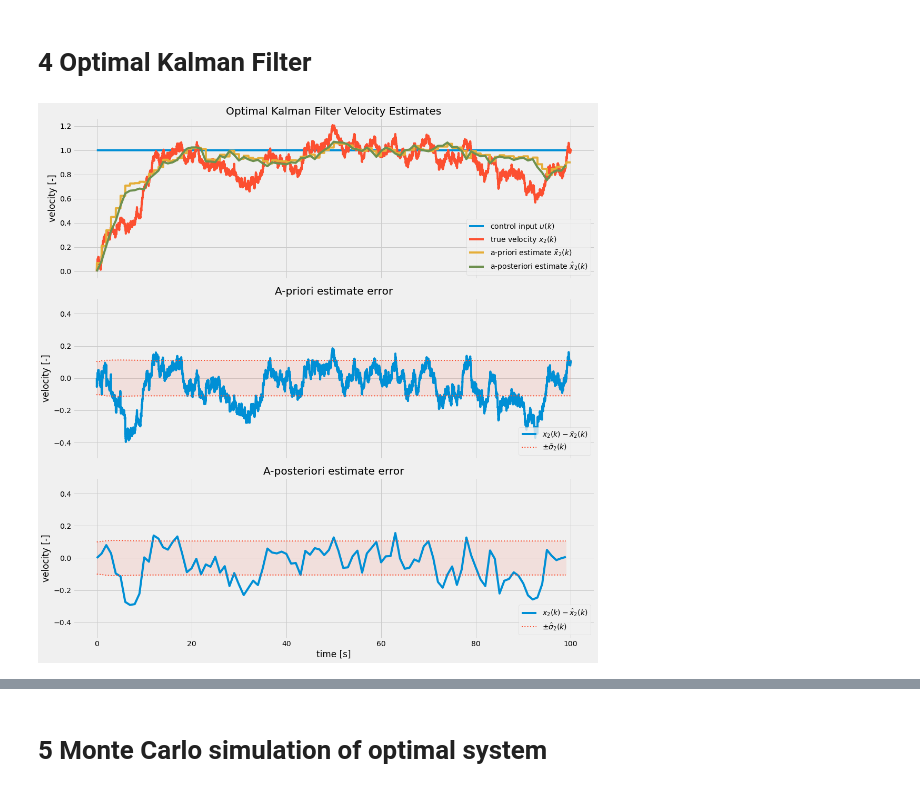
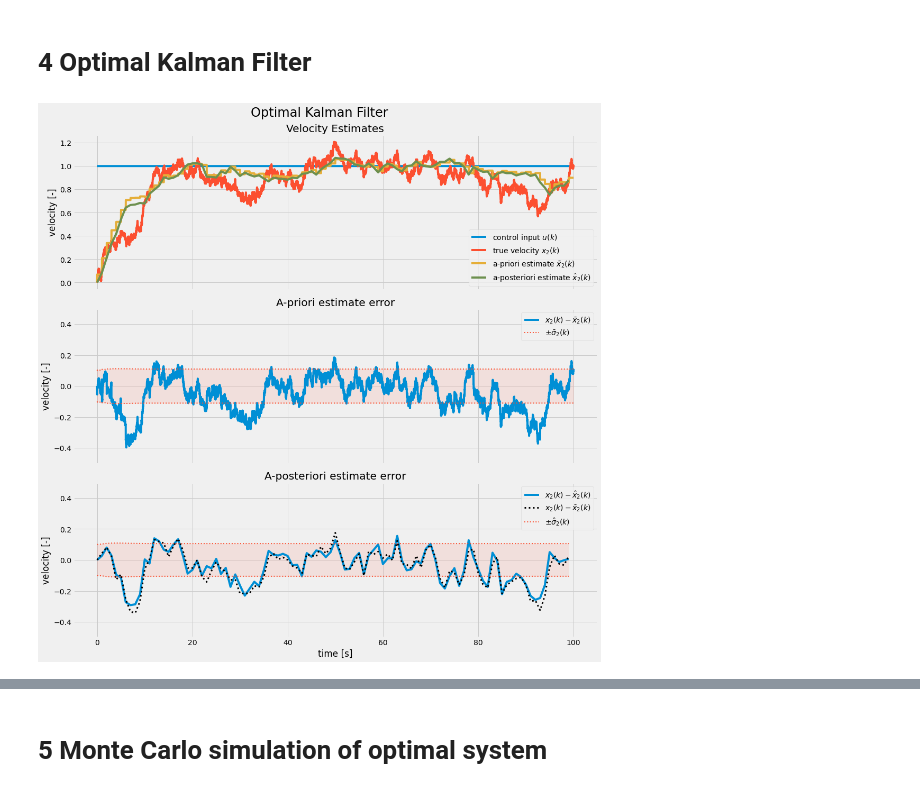
Before and after one commit to fonstelien/TEK4050, a Jupyter notebook: project/project.ipynb, the cells around one changed output, grey strips where cells are left out. Cells and saved outputs as stored; diff of their text form; code cells hidden in the pictures.

```diff
--- a/project/project.ipynb
+++ b/project/project.ipynb
@@ -280,7 +280,8 @@ An implementation of this is given here:
 def c2d_stochastic(F, L, G, Q, dt):
     '''Converts the continuous process equation matrices F, L, G, Q into discrete matrices Fi, La, Ga with time step dt'''
     p = F.shape[0]
-    F2 = np.vstack((np.hstack((F, pad_to_square(G@Q@G.T, n=p))),
+    GQGT = pad_to_square(G@Q@G.T, n=p)
+    F2 = np.vstack((np.hstack((F, GQGT)),
                     np.hstack((np.zeros(F.shape), -F.T))))
     Fi2 = expm(F2*dt)
     Fi12 = Fi2[:p, p:]  # Upper right
@@ -390,7 +391,7 @@ def run_kalman(z, u, Fi, La, Ga, P0, H, R, mi, suboptimal=False):
 
     # Covariance matrice estimates
     P_bar = np.zeros((n,p,p))  # a-priori
-    P_bar[0,...] = P0
+    P_bar[0] = P0
     P_hat = np.zeros((nm,p,p))  # a-posteriori
 
     # Run simulation
@@ -405,17 +406,14 @@ def run_kalman(z, u, Fi, La, Ga, P0, H, R, mi, suboptimal=False):
 
             # Update a-posteriori estimates
             x_hat[:,km,np.newaxis] = x_bar[:,k,np.newaxis] + Kk@(z[:,km,np.newaxis] - H@x_bar[:,k,np.newaxis])
-            P_hat[km] = (I - Kk@H)@P_bar[k,...]
+            P_hat[km] = (I - Kk@H)@P_bar[k]
 
             if suboptimal:
-                P_hat[km] = P_hat[km]@(I - Kk@H).T + Kk@R@Kk.T
-
-            xk = x_hat[:,km,np.newaxis]
-            Pk = P_hat[km]
+                P_hat[km] += P_bar[k]@(I - Kk@H).T + Kk@R@Kk.T
 
         # Time update - update a-priori estimates
-        x_bar[:,k+1,np.newaxis] = Fi@xk + La@u[:,k,np.newaxis]
-        P_bar[k+1] = Fi@Pk@Fi.T + Ga@Ga.T
+        x_bar[:,k+1,np.newaxis] = Fi@x_hat[:,km,np.newaxis] + La@u[:,k,np.newaxis]
+        P_bar[k+1] = Fi@P_hat[km]@Fi.T + Ga@Ga.T
 
     # Extract diagonals
     p_bar = np.array([P_bar[:,i,i] for i in range(p)])
@@ -442,42 +440,43 @@ e_bar = xs - x_bar
 e_hat = xm - x_hat
 # %%
 fig, axes = plt.subplots(ncols=1, nrows=3, sharex=True, sharey=False, figsize=(15,15))
-#fig.suptitle(r'Optimal Kalman Filter Velocity Estimates')
+fig.suptitle(r'Optimal Kalman Filter', fontsize=24)
 
 tm = np.linspace(t0, tf, nm, endpoint=False)
 
 ax = axes[0]
-ax.set_title('Optimal Kalman Filter Velocity Estimates')
+ax.set_title('Velocity Estimates')
 ax.plot(t, u[2])
 ax.plot(t, xs[1])
 ax.plot(t, x_bar[1])
 ax.plot(tm, x_hat[1])
 ax.legend([r'control input $u(k)$', r'true velocity $x_2(k)$', r'a-priori estimate $\bar{x}_2(k)$', r'a-posteriori estimate $\hat{x}_2(k)$'])
 ax.set_ylabel('velocity [-]')
 
 ax = axes[1]
 ax.set_title('A-priori estimate error')
 ax.plot(t, e_bar[1])
 ax.plot(t, sqrt(p_bar[1]), color=COLORS[1], lw=2, ls=':')
 ax.plot(t, -sqrt(p_bar[1]), color=COLORS[1], lw=2, ls=':')
 ax.fill_between(t, sqrt(p_bar[1]), -sqrt(p_bar[1]), color=COLORS[1], alpha=.1)
 ax.set_ylim((-.5,.5))
-ax.legend([r'$x_2(k) - \bar{x}_2(k)$', r'$\pm \bar{\sigma}_2(k)$'], loc='lower right')
+ax.legend([r'$x_2(k) - \bar{x}_2(k)$', r'$\pm \bar{\sigma}_2(k)$'], loc='upper right')
 ax.set_ylabel('velocity [-]')
 
 ax = axes[2]
 ax.set_title('A-posteriori estimate error')
-ax.plot(tm, e_hat[1])
+ax.plot(tm, e_hat[1], color=COLORS[0])
+ax.plot(tm, e_bar[1,:-1:mi], color='0', lw=3, ls=':')
 ax.plot(tm, sqrt(p_hat[1]), color=COLORS[1], lw=2, ls=':')
 ax.plot(tm, -sqrt(p_hat[1]), color=COLORS[1], lw=2, ls=':')
 ax.fill_between(tm, sqrt(p_hat[1]), -sqrt(p_hat[1]), color=COLORS[1], alpha=.1)
 ax.set_ylim((-.5,.5))
-ax.legend([r'$x_2(k) - \hat{x}_2(k)$', r'$\pm \hat{\sigma}_2(k)$'], loc='lower right')
+ax.legend([r'$x_2(k) - \hat{x}_2(k)$', r'$x_2(k) - \bar{x}_2(k)$', r'$\pm \hat{\sigma}_2(k)$'], loc='upper right')
 ax.set_ylabel('velocity [-]')
 ax.set_xlabel('time [s]')
 
 
 fig.tight_layout()
 plt.show()
 # %% [output]
-[figure, old version]
+[figure, new version]
```
Also changed, not shown: parts of 18 cells of this notebook.
